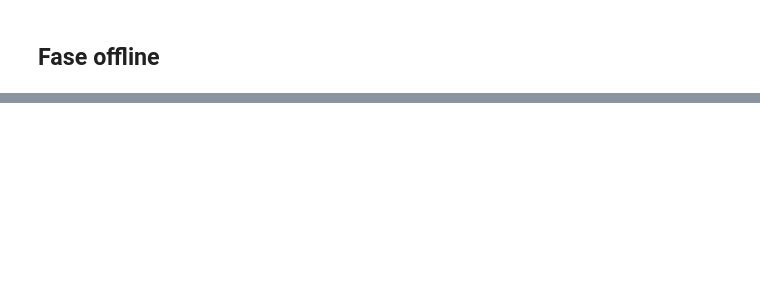
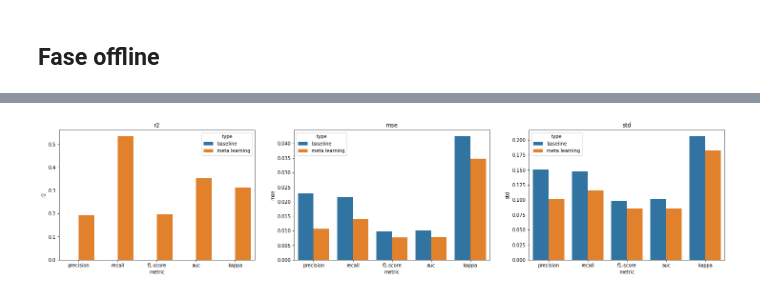
Before and after one commit to feamelo/drift-meta-learning, a Jupyter notebook: src/performance_predictor.ipynb, the cells around one changed output, grey strips where cells are left out. Saved outputs shown, nothing was run; the diff lists cells and outputs as text; code cells hidden in the pictures; blank space fills up the shorter version.

```diff
--- a/src/performance_predictor.ipynb
+++ b/src/performance_predictor.ipynb
@@ -343,0 +177,10 @@ lightgbm.plot_importance(models[metric], figsize=(10, 10))
+# %%
+results_metrics = pd.DataFrame(results)
+fig = plt.figure(figsize=(25, 5))
+
+for idx, col in enumerate(['r2', 'mse', 'std']):
+    plt.subplot(1, 3, idx + 1)
+    sns.barplot(x="metric", hue="type", y=col, data=results_metrics)
+    plt.title(col)
+# %% [output]
+[figure, added]
```
Also changed, not shown: parts of 48 cells of this notebook, 9 other files.
